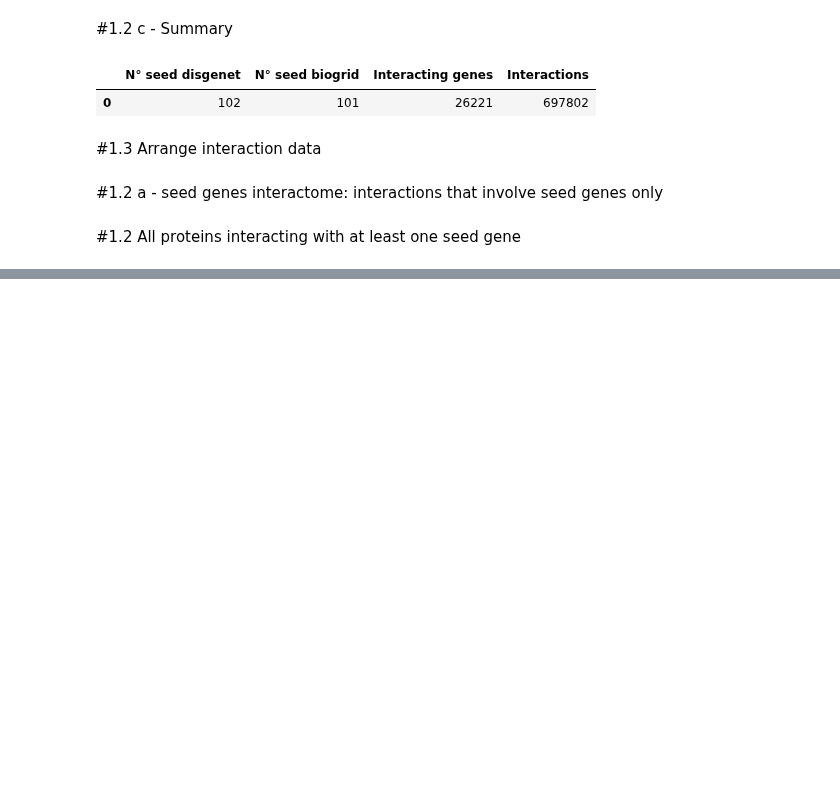
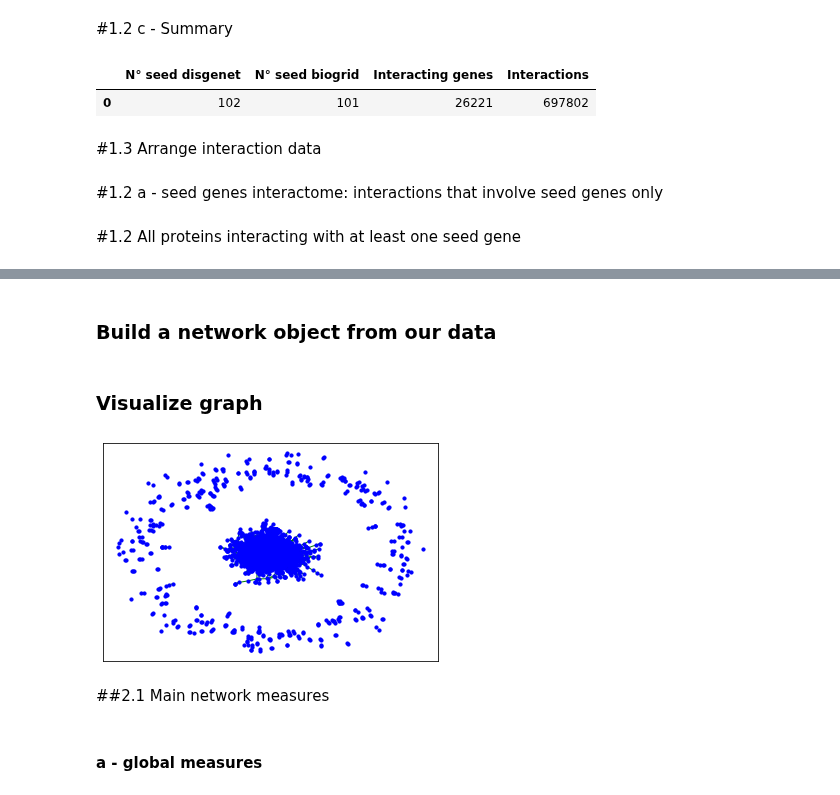
Before and after one commit to AlessandroTaglieri/Project_Bioinformatics, a Jupyter notebook: First project/BI_hw1.ipynb, the cells around one changed output, grey strips where cells are left out. Cells and saved outputs as stored; diff of their text form; code cells hidden in the pictures; blank space fills up the shorter version.

```diff
--- a/First project/BI_hw1.ipynb
+++ b/First project/BI_hw1.ipynb
@@ -11,8 +15,8 @@ import numpy as np
 import collections
 # %%
 #change project folder to match yours
-#project_folder ='/content/drive/MyDrive/BioinfoProject/Project_Bioinformatics/First_project/'
-project_folder ='/'
+project_folder ='/content/drive/MyDrive/BioinfoProject/Project_Bioinformatics/First_project/'
+#project_folder ='/'
 # %%
 #change dataset folder to match yours
 dataset_folder = os.path.join(project_folder,'dataset/')
@@ -300,0 +332,27 @@ all_proteins_interactions_df.to_csv(filename, sep='\t',index=False)
+# %% [markdown]
+### Build a network object from our data
+# %%
+bio_graph = nx.Graph()  # create the empty grap object
+# %%
+links = all_proteins_interactions_df.iloc[:,:2].values# get all links
+edges = [tuple(link) for link in links ] # transform links in tuple for nx graph object
+# %%
+bio_graph.add_edges_from(edges)
+# %% [markdown]
+### Visualize graph
+# %%
+nx.draw_networkx(bio_graph,
+                       with_labels=False,
+                       node_size=10,
+                       node_color=('b'),
+                       edge_color=('g'),
+
+
+                       )
+plt.show()
+# %% [output]
+[figure, added]
+# %% [markdown]
+##2.1 Main network measures
+# %% [markdown]
+#### a - global measures
```
Also changed, not shown: parts of 33 cells of this notebook.
